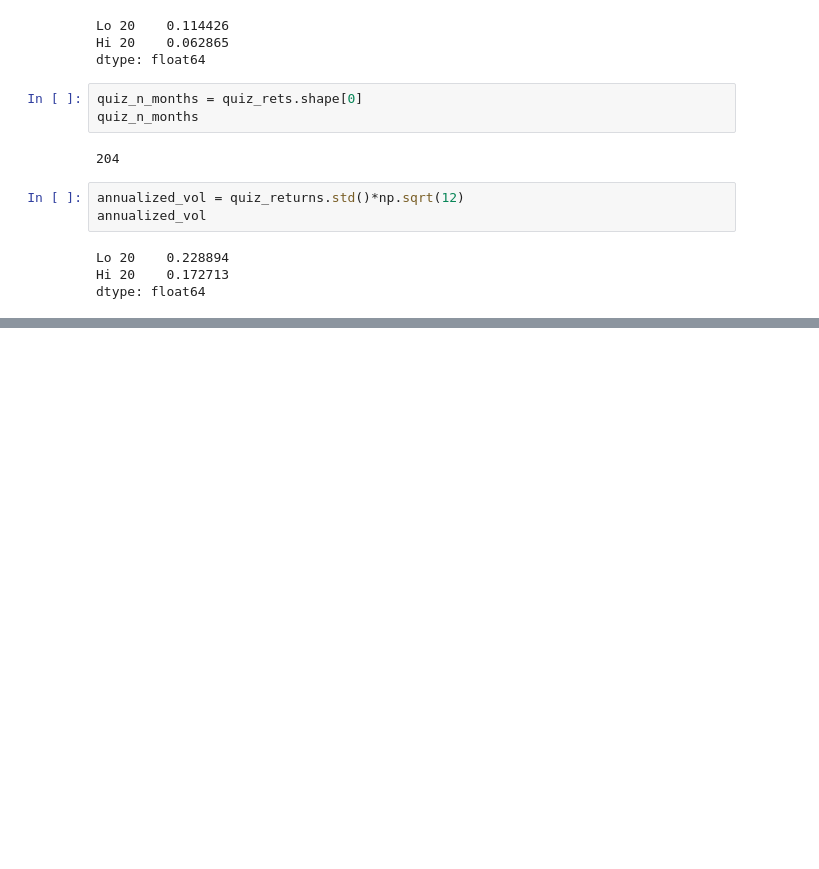
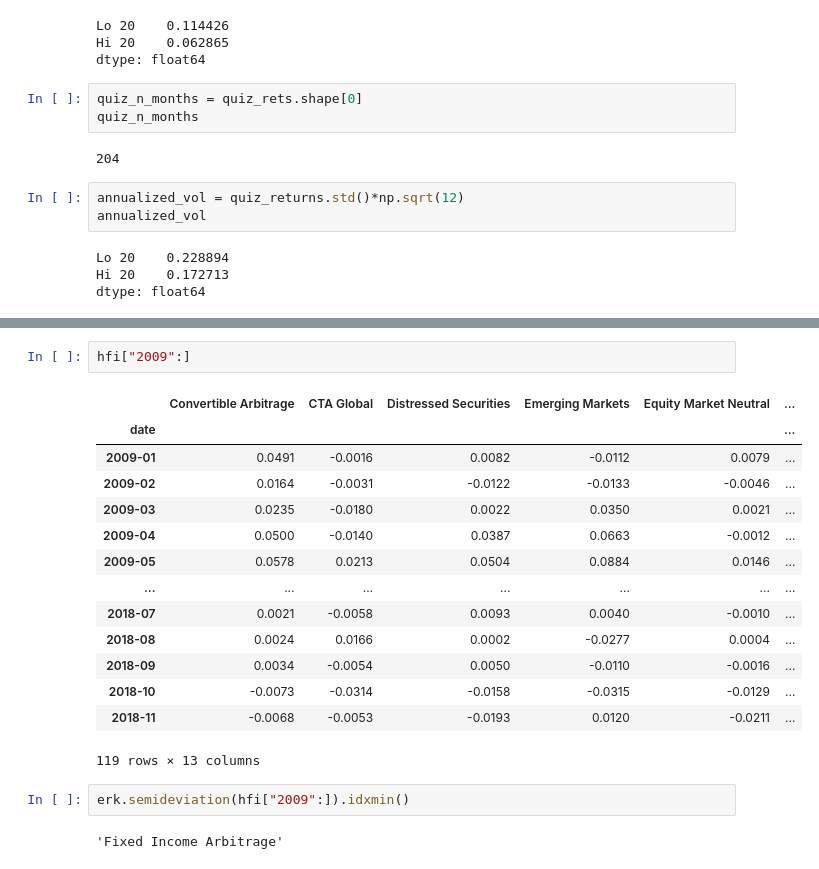
Before and after one commit to plbenpeterson/dash-and-jupyter-notebook-with-gitpod, a Jupyter notebook: course1/Quiz1.ipynb, the cells around one changed output, grey strips where cells are left out. Saved outputs shown, nothing was run; the diff lists cells and outputs as text; blank space fills up the shorter version.

```diff
--- a/course1/Quiz1.ipynb
+++ b/course1/Quiz1.ipynb
@@ -160,0 +231,21 @@ dtype: float64
+# %%
+hfi["2009":]
+# %% [output]
+|  | Convertible Arbitrage | CTA Global | Distressed Securities | Emerging Markets | Equity Market Neutral | ... |
+| date |  |  |  |  |  | ... |
+| 2009-01 | 0.0491 | -0.0016 | 0.0082 | -0.0112 | 0.0079 | ... |
+| 2009-02 | 0.0164 | -0.0031 | -0.0122 | -0.0133 | -0.0046 | ... |
+| 2009-03 | 0.0235 | -0.0180 | 0.0022 | 0.0350 | 0.0021 | ... |
+| 2009-04 | 0.0500 | -0.0140 | 0.0387 | 0.0663 | -0.0012 | ... |
+| 2009-05 | 0.0578 | 0.0213 | 0.0504 | 0.0884 | 0.0146 | ... |
+| ... | ... | ... | ... | ... | ... | ... |
+| 2018-07 | 0.0021 | -0.0058 | 0.0093 | 0.0040 | -0.0010 | ... |
+| 2018-08 | 0.0024 | 0.0166 | 0.0002 | -0.0277 | 0.0004 | ... |
+| 2018-09 | 0.0034 | -0.0054 | 0.0050 | -0.0110 | -0.0016 | ... |
+| 2018-10 | -0.0073 | -0.0314 | -0.0158 | -0.0315 | -0.0129 | ... |
+| 2018-11 | -0.0068 | -0.0053 | -0.0193 | 0.0120 | -0.0211 | ... |
+119 rows × 13 columns
+# %%
+erk.semideviation(hfi["2009":]).idxmin()
+# %% [output]
+'Fixed Income Arbitrage'
```
Also changed, not shown: parts of 11 cells of this notebook.
